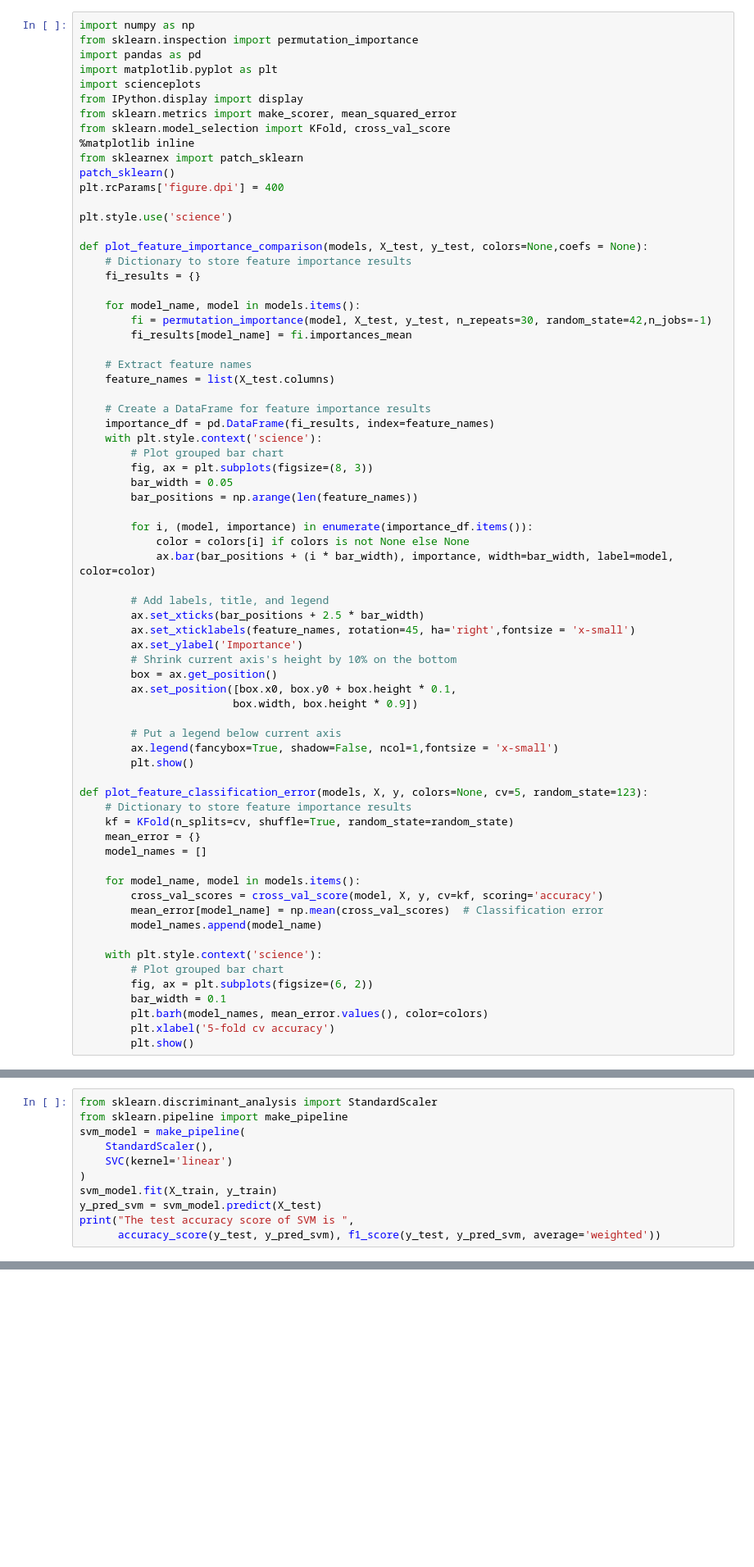
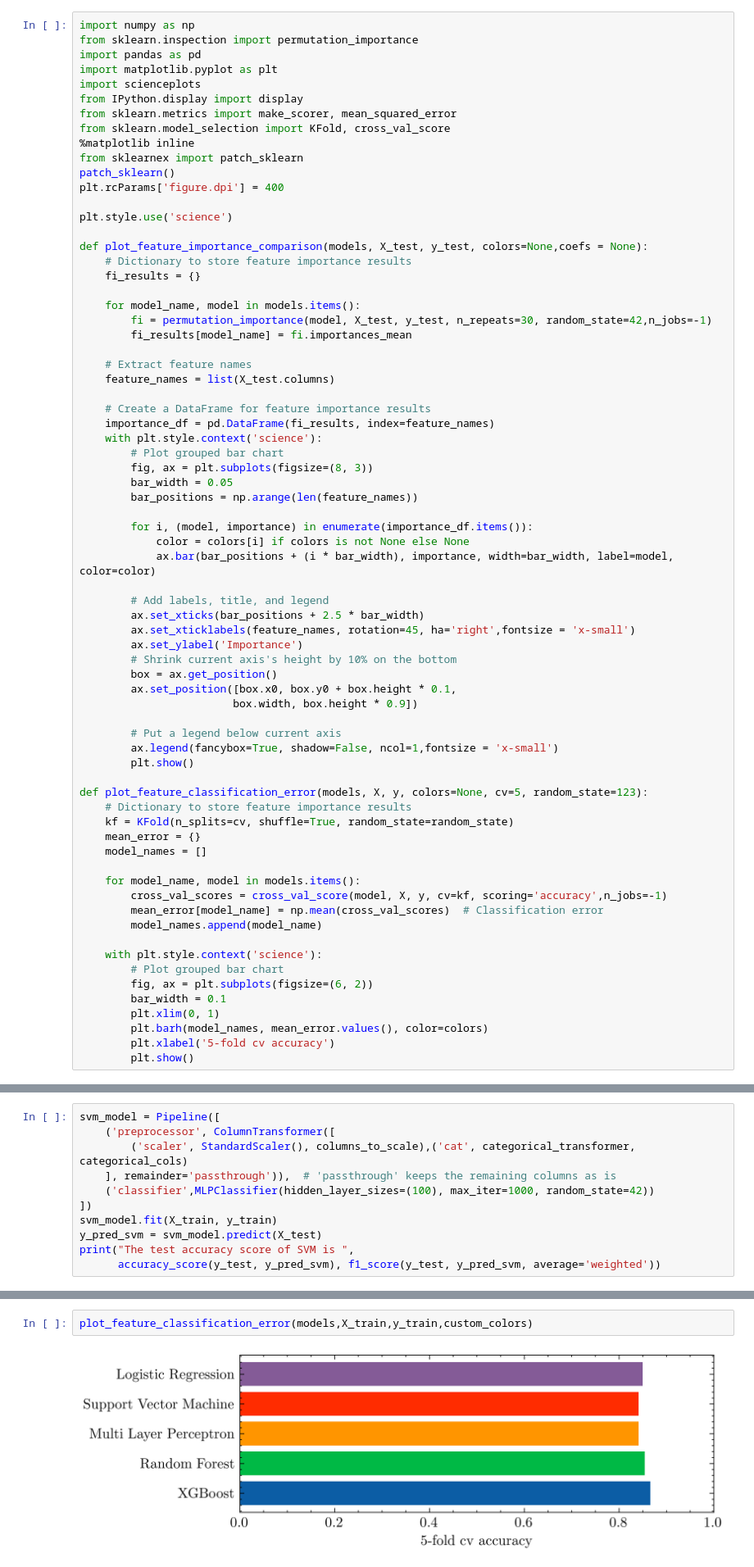
Before and after one commit to Versus-91/blackboxofmachinelearning, a Jupyter notebook: diabetes.ipynb, the cells around one changed output, grey strips where cells are left out. Shown: that part at 82% size. Cells and saved outputs as stored; diff of their text form; blank space fills up the shorter version.

```diff
--- a/diabetes.ipynb
+++ b/diabetes.ipynb
@@ -57,7 +57,7 @@ def plot_feature_classification_error(models, X, y, colors=None, cv=5, random_st
     model_names = []
 
     for model_name, model in models.items():
-        cross_val_scores = cross_val_score(model, X, y, cv=kf, scoring='accuracy')
+        cross_val_scores = cross_val_score(model, X, y, cv=kf, scoring='accuracy',n_jobs=-1)
         mean_error[model_name] = np.mean(cross_val_scores)  # Classification error
         model_names.append(model_name)
 
@@ -65,6 +65,7 @@ def plot_feature_classification_error(models, X, y, colors=None, cv=5, random_st
         # Plot grouped bar chart
         fig, ax = plt.subplots(figsize=(6, 2))
         bar_width = 0.1
+        plt.xlim(0, 1)
         plt.barh(model_names, mean_error.values(), color=colors)
         plt.xlabel('5-fold cv accuracy')
         plt.show()
@@ -366,10 +361,10 @@ The test accuracy score of XGBoost is  0.8685705512052817 0.863734577162863
 # %%
-from sklearn.discriminant_analysis import StandardScaler
-from sklearn.pipeline import make_pipeline
-svm_model = make_pipeline(
-    StandardScaler(),
-    SVC(kernel='linear')
-)
+svm_model = Pipeline([
+    ('preprocessor', ColumnTransformer([
+        ('scaler', StandardScaler(), columns_to_scale),('cat', categorical_transformer, categorical_cols)
+    ], remainder='passthrough')),  # 'passthrough' keeps the remaining columns as is
+    ('classifier',MLPClassifier(hidden_layer_sizes=(100), max_iter=1000, random_state=42))
+])
 svm_model.fit(X_train, y_train)
 y_pred_svm = svm_model.predict(X_test)
 print("The test accuracy score of SVM is ",
@@ -391,0 +389,4 @@ plot_feature_importance_comparison(models, X_test, y_test, colors=custom_colors)
+# %%
+plot_feature_classification_error(models,X_train,y_train,custom_colors)
+# %% [output]
+[figure, added]
```
Also changed, not shown: parts of 4 cells of this notebook, 2 other files.
